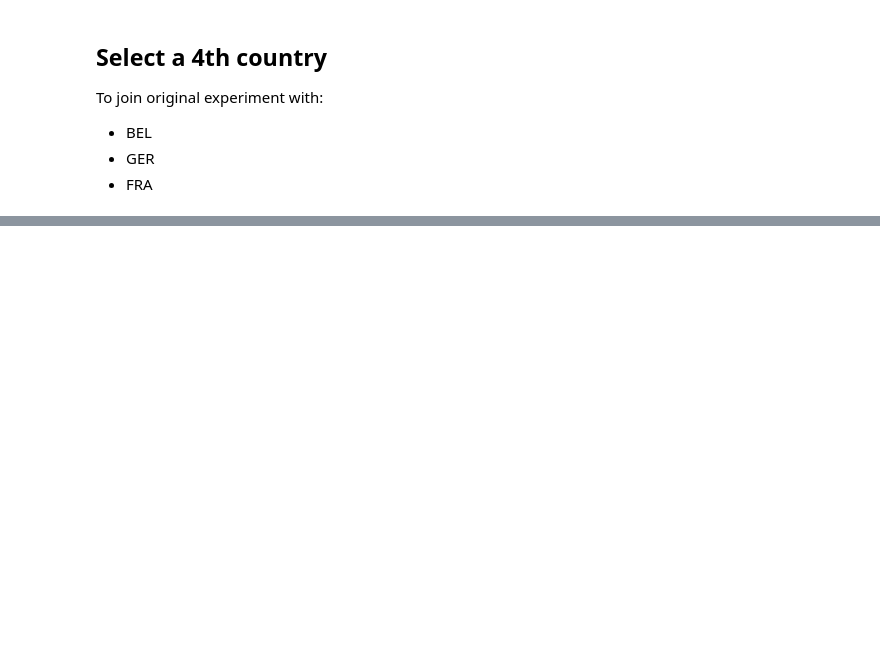
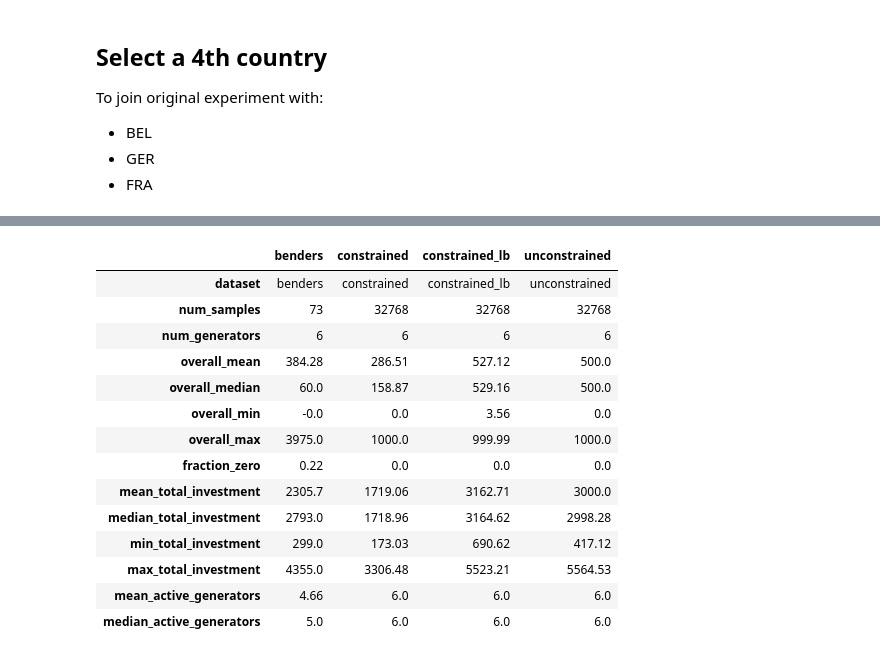
Before and after one commit to PeterrHH/ML-Enhanced-Benders, a Jupyter notebook: data_visualise.ipynb, the cells around one changed output, grey strips where cells are left out. Drawn from its saved outputs; the diff is of its cells as text; code cells hidden in the pictures; blank space fills up the shorter version.

```diff
--- a/data_visualise.ipynb
+++ b/data_visualise.ipynb
@@ -334,0 +382,25 @@ for i in idxs:
+# %%
+table = summarize_investments_table({
+    "benders": benders_inv,
+    "constrained": constrained_inv,
+    "constrained_lb": constrained_lb_inv,
+    "unconstrained": unconstrained_inv,
+})
+
+table
+# %% [output]
+|  | benders | constrained | constrained_lb | unconstrained |
+| dataset | benders | constrained | constrained_lb | unconstrained |
+| num_samples | 73 | 32768 | 32768 | 32768 |
+| num_generators | 6 | 6 | 6 | 6 |
+| overall_mean | 384.28 | 286.51 | 527.12 | 500.0 |
+| overall_median | 60.0 | 158.87 | 529.16 | 500.0 |
+| overall_min | -0.0 | 0.0 | 3.56 | 0.0 |
+| overall_max | 3975.0 | 1000.0 | 999.99 | 1000.0 |
+| fraction_zero | 0.22 | 0.0 | 0.0 | 0.0 |
+| mean_total_investment | 2305.7 | 1719.06 | 3162.71 | 3000.0 |
+| median_total_investment | 2793.0 | 1718.96 | 3164.62 | 2998.28 |
+| min_total_investment | 299.0 | 173.03 | 690.62 | 417.12 |
+| max_total_investment | 4355.0 | 3306.48 | 5523.21 | 5564.53 |
+| mean_active_generators | 4.66 | 6.0 | 6.0 | 6.0 |
+| median_active_generators | 5.0 | 6.0 | 6.0 | 6.0 |
```
Also changed, not shown: parts of 44 cells of this notebook, 8 other files.
